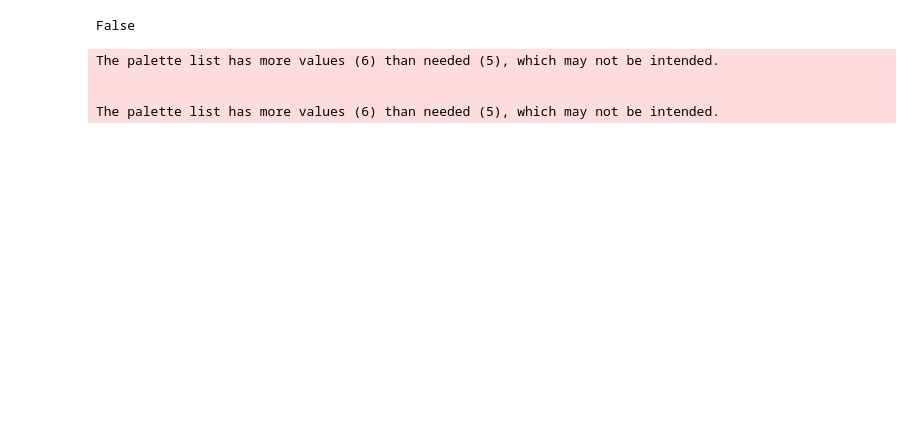
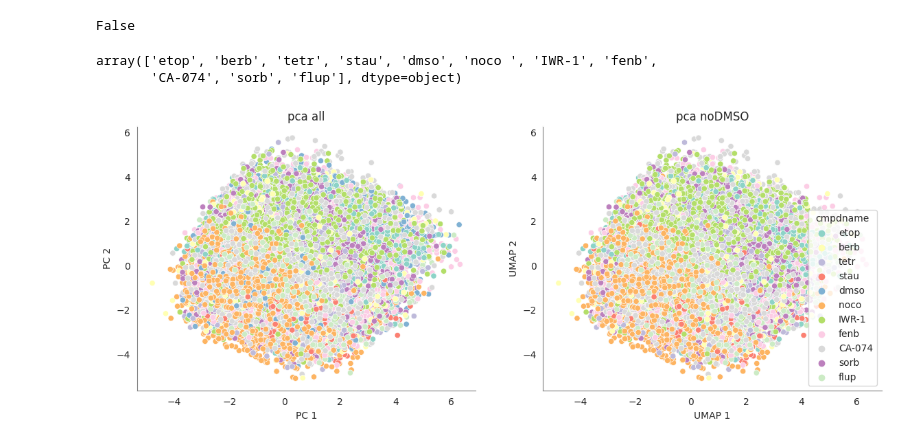
Before and after one commit to pharmbio/colopaint3D, a Jupyter notebook: notebooks/2_autoclustering.ipynb, the cells around one changed output. Drawn from its saved outputs; the diff is of its cells as text; code cells hidden in the pictures; blank space fills up the shorter version.

```diff
--- a/notebooks/2_autoclustering.ipynb
+++ b/notebooks/2_autoclustering.ipynb
@@ -179,62 +179,74 @@ pca_model = pca_model.fit(dataNpy)
 pcaOut = pca_model.transform(dataNpy)
 
 umap_model = umap.UMAP(n_neighbors=15
-                       #, min_dist=0.5
+                       , min_dist=0.5
                        )
 umapOut = umap_model.fit_transform(dataNpy)
 
-labels = hdb.HDBSCAN(
-    min_samples=10,
-    min_cluster_size=70,
-).fit_predict(umapOut)
+# labels = hdb.HDBSCAN(
+#     min_samples=10,
+#     min_cluster_size=70,
+# ).fit_predict(umapOut)
 training_data = training_data.copy()
 training_data['pc1'] = pcaOut[:,0]
 training_data['pc2'] = pcaOut[:,1]
 
 training_data['umap1'] = umapOut[:,0]
 training_data['umap2'] = umapOut[:,1]
-training_data['cluster'] = labels
-training_data['loc_X'] = loc_data['Nuclei_Location_Center_X']
-training_data['loc_Y'] = loc_data['Nuclei_Location_Center_Y']
+# training_data['cluster'] = labels
+# training_data['loc_X'] = loc_data['Nuclei_Location_Center_X']
+# training_data['loc_Y'] = loc_data['Nuclei_Location_Center_Y']
 # training_data['loc_R'] = loc_data['loc_R']
+# %%
+metaEx = pd.read_csv('/home/jovyan/scratch2-shared/david/colopaint3D/notebooks/settings/pilot12-v2-Adjusted_5-metadata.csv', sep=',')
+# %%
+
+training_data['cmpdname'] = training_data['Metadata_Well'].apply(lambda x: metaEx.loc[metaEx['well_id'] == x, 'cmpdname'].values[0])
+# %%
+metaEx['cmpdname'].unique()
+# %% [output]
+array(['etop', 'berb', 'tetr', 'stau', 'dmso', 'noco ', 'IWR-1', 'fenb',
+       'CA-074', 'sorb', 'flup'], dtype=object)
 # %%
 fig = plt.figure(figsize=[14, 5])
 ax = fig.add_subplot(121)
 ax.set_xlabel('PC 1', fontsize = 10)
 ax.set_ylabel('PC 2', fontsize = 10)
 ax.spines['top'].set_color('w')
 ax.spines['right'].set_color('w')
 ax.spines['left'].set_color('grey')
 ax.spines['bottom'].set_color('grey')
-cmap = sns.color_palette("hls")
-hue = training_data['Metadata_Well']
+# cmap = sns.color_palette("hls", n_colors=11)
+cmap = sns.color_palette("Set3", n_colors=12)
+cmap = cmap[:11]
+hue = training_data['cmpdname']
 # hue = training_data['cluster']
 sns.scatterplot(x="pc1", y="pc2",
                     palette=cmap, hue=hue,
                     data=training_data).set(title=f'pca all'
             )
+
+
+noDMSO = training_data[~(training_data['cmpdname'] == 'dmso')]
 ax.set_facecolor('w')
 ax.get_legend().remove()
 ax = fig.add_subplot(122)
 ax.set_xlabel('UMAP 1', fontsize = 10)
 ax.set_ylabel('UMAP 2', fontsize = 10)
 ax.spines['top'].set_color('w')
 ax.spines['right'].set_color('w')
 ax.spines['left'].set_color('grey')
 ax.spines['bottom'].set_color('grey')
-sns.scatterplot(x="umap1", y="umap2",
+sns.scatterplot(x="pc1", y="pc2",
                     palette=cmap, hue=hue,
-                    data=training_data).set(title=f'umap all'
+                    data=noDMSO).set(title=f'pca noDMSO'
             )
 ax.set_facecolor('w')
-plt.savefig(f'{OutputDir}/all.png')
-# ax.get_legend().remove()
+plt.savefig(f'{OutputDir}/pca.png')
+plt.show()
 plt.close()
 # %% [output]
-The palette list has more values (6) than needed (5), which may not be intended.
-
-
-The palette list has more values (6) than needed (5), which may not be intended.
+[figure, added]
 # %%
 # xlimPCA = [training_data['pc1'].min() - 0.2*abs(training_data['pc1'].min()), training_data['pc1'].max() + 0.2*abs(training_data['pc1'].max())]
 # ylimPCA = [training_data['pc2'].min() - 0.2*abs(training_data['pc2'].min()), training_data['pc2'].max() + 0.2*abs(training_data['pc2'].max())]
```
Also changed, not shown: parts of 6 cells of this notebook, 1 other file.
